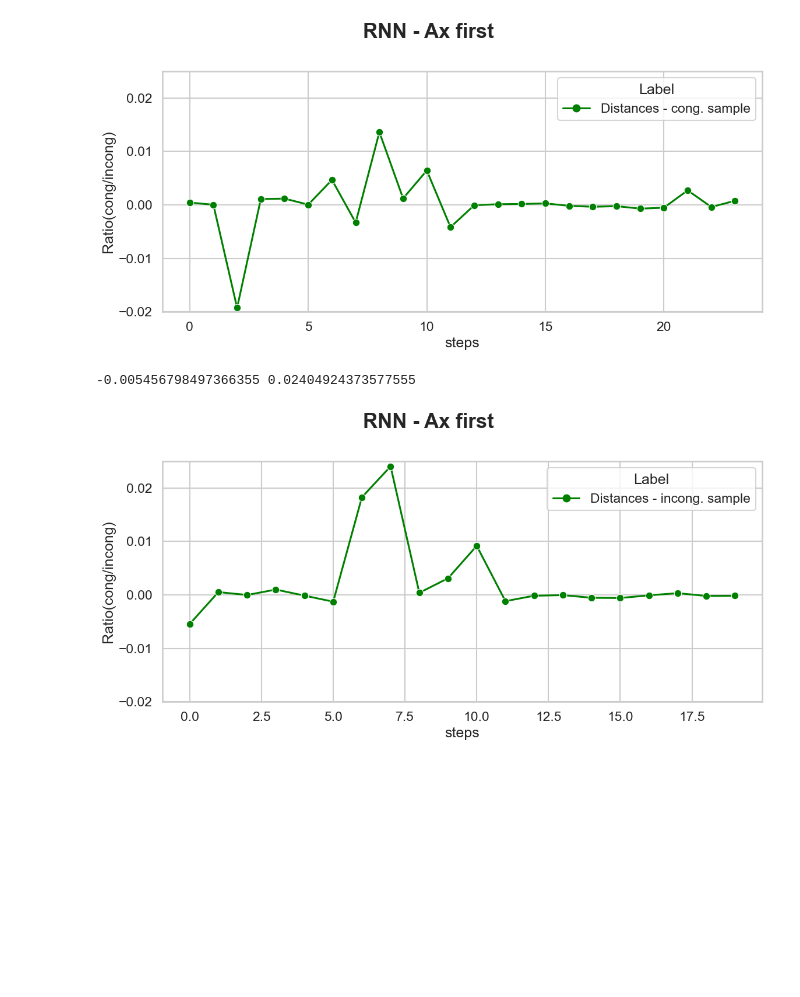
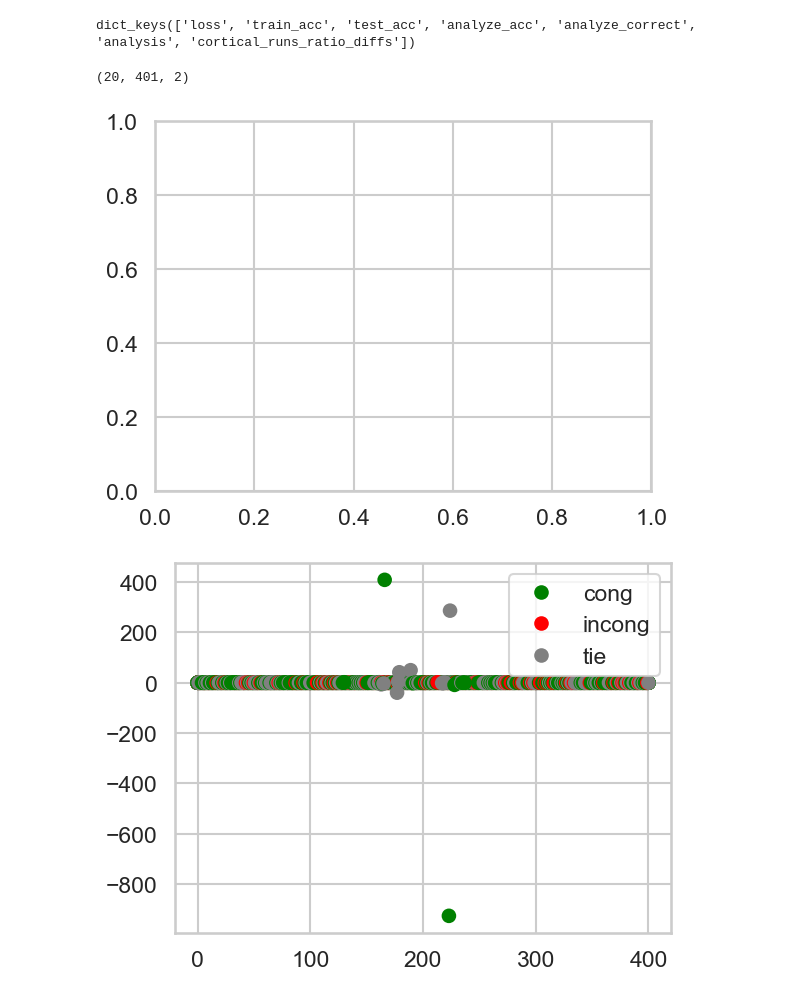
Before and after one commit to MaryZolfaghar/WCSLS, a Jupyter notebook: notebooks/results_ratio_stepbystep.ipynb, the cells around one changed output. Cells and saved outputs as stored; diff of their text form; code cells hidden in the pictures; blank space fills up the shorter version.

Commit message:
final results for the step by step analysis

```diff
--- a/notebooks/results_ratio_stepbystep.ipynb
+++ b/notebooks/results_ratio_stepbystep.ipynb
@@ -104,35 +34,45 @@ args_dict['is_box_plot'], args_dict['is_accs_plot'] = False, False
-# %%
-args_dict['val_name']='Ratio(cong/incong)'
-r_res = ratio_hidds_rnn_ctxF_aft_c - ratio_hidds_rnn_ctxF_bef_c # all_res['ratio_hidds_rnn_ctxF']
-
-args_dict['Label']='Distances - cong. sample'
-df_r = res_to_df(args_dict, r_res)
-dfs = df_r
-
-# plot params
-args_dict['ctx_order'], args_dict['ctx_order_str'] = 'first', 'ctxF'
-args_dict['model_str'], args_dict['mfig_str'] = 'RNN', 'rnn'
-
-# plot
-fig, ax = plt.subplots(figsize=(figx,figy))
-boxplot_ratio_accs(dfs, args_dict, fig, ax)
-# %% [output]
-[figure, removed]
-# %%
-args_dict['val_name']='Ratio(cong/incong)'
-r_res = ratio_hidds_rnn_ctxF_aft_inc - ratio_hidds_rnn_ctxF_bef_inc
-
-args_dict['Label']='Distances - incong. sample'
-df_r = res_to_df(args_dict, r_res)
-dfs = df_r
-
-# plot params
-args_dict['ctx_order'], args_dict['ctx_order_str'] = 'first', 'ctxF'
-args_dict['model_str'], args_dict['mfig_str'] = 'RNN', 'rnn'
-
-# plot
-fig, ax = plt.subplots(figsize=(figx,figy))
-boxplot_ratio_accs(dfs, args_dict, fig, ax)
-# %% [output]
--0.005456798497366355 0.02404924373577555
-[figure, removed]
+# %%
+analyze_name = args_dict['analyze_names'][0]
+
+# ----------------------
+ctx_order = 'first'
+ctx_order_str = 'ctxF'
+# ----------------------
+with open('../../results/%s_results_rnn_sbs.P' %(ctx_order_str), 'rb') as f:
+    ctxF_results_rnn_sbs = pickle.load(f)
+
+ctxF_results_rnn_sbs['Cortical'].keys()
+# %% [output]
+dict_keys(['loss', 'train_acc', 'test_acc', 'analyze_acc', 'analyze_correct', 'analysis', 'cortical_runs_ratio_diffs'])
+# %%
+cortical_runs_ratio_diffs = ctxF_results_rnn_sbs['Cortical']['cortical_runs_ratio_diffs']
+# %%
+# cortical_runs_ratio_diffs: [runs, checkpoints, 2] # 2 because they are tuples of (diff_ratio, congruency)
+ratio_diffs = np.asarray(cortical_runs_ratio_diffs)
+runs, checkpoints, _ = ratio_diffs.shape
+print(ratio_diffs.shape)
+# %% [output]
+(20, 401, 2)
+# %%
+# This plots all of the points at the same time, so cannot filter out ties from it
+# Which will be the next plot
+# cannot do something like rd = rd[rd[:,1]!=0] since it would change the x-axis
+
+from matplotlib.colors import ListedColormap
+
+plt.figure()
+plt.cla()
+fig, ax = plt.subplots()
+colours = ListedColormap(['green','red','gray'])
+labels = ['cong', 'incong', 'tie']
+
+for r in range(runs):
+        rd = ratio_diffs[r, :, :]
+        xs = np.arange(checkpoints)
+        scatter = ax.scatter(xs, rd[:,0], c=rd[:,1], cmap=colours)
+        ax.legend(handles=scatter.legend_elements()[0], labels=labels)
+        # ax.set_ylim([-0.1,0.1])
+plt.show()
+# %% [output]
+[figure, added]
+[figure, added]
```
Also changed, not shown: parts of 23 cells of this notebook, 6 other files.
